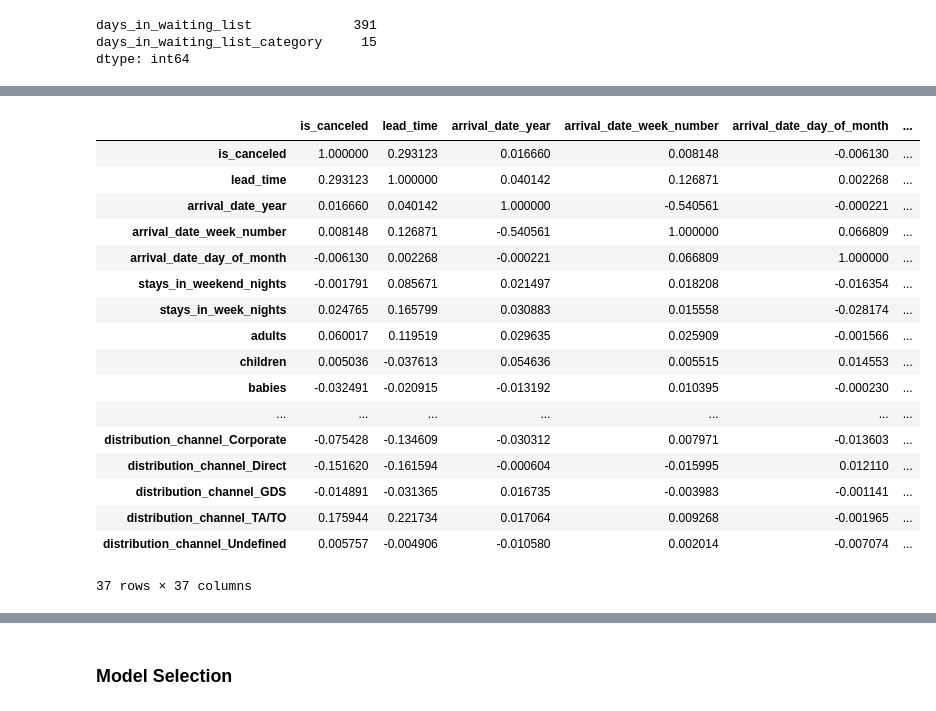
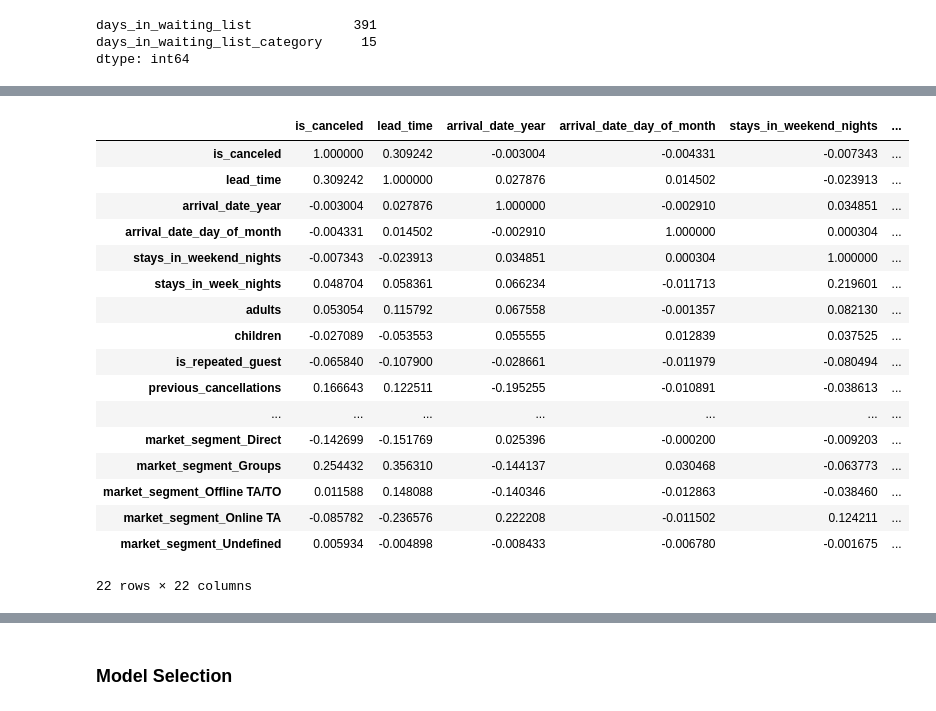
Before and after one commit to brandonmanggo/IS3107_G2, a Jupyter notebook: Dashboard/Models/model_price.ipynb, the cells around one changed output, grey strips where cells are left out. Drawn from its saved outputs; the diff is of its cells as text; code cells hidden in the pictures.

```diff
--- a/Dashboard/Models/model_price.ipynb
+++ b/Dashboard/Models/model_price.ipynb
@@ -118 +129,5 @@ Series([], dtype: int64)
+# %%
+## Adjust to suit Streaming Data - Hotel Reservation
+data_hotel_bookings.loc[(data_hotel_bookings['meal'] == 'Undefined'), 'meal']= 'SC'
+data_hotel_bookings.loc[(data_hotel_bookings['required_car_parking_spaces'] > 1), 'required_car_parking_spaces']= 1
 # %%
@@ -134,7 +168,7 @@ days_in_waiting_list             391
 days_in_waiting_list_category     15
 dtype: int64
 # %%
-## LabelEncoder / OneHotEncoder
+## Encoding
 
 # OneHotEncoder (Run Once only)
 
@@ -145,13 +179,6 @@ dtype: int64
 # # drop the original customer_type column
 # data_hotel_bookings.drop('customer_type', axis=1, inplace=True)
 
-# # perform one-hot encoding for the market_segment column
-# market_segment_one_hot = pd.get_dummies(data_hotel_bookings['market_segment'], prefix='market_segment')
-# # concatenate the one-hot encoded columns to the original dataset
-# data_hotel_bookings = pd.concat([data_hotel_bookings, market_segment_one_hot], axis=1)
-# # drop the original customer_type column
-# data_hotel_bookings.drop('market_segment', axis=1, inplace=True)
-
 # # perform one-hot encoding for the distribution_channel column
 # distribution_channel_one_hot = pd.get_dummies(data_hotel_bookings['distribution_channel'], prefix='distribution_channel')
 # # concatenate the one-hot encoded columns to the original dataset
@@ -159,24 +186,31 @@ dtype: int64
 # # drop the original customer_type column
 # data_hotel_bookings.drop('distribution_channel', axis=1, inplace=True)
 
+# perform one-hot encoding for the market_segment column
+market_segment_one_hot = pd.get_dummies(data_hotel_bookings_city['market_segment'], prefix='market_segment')
+# concatenate the one-hot encoded columns to the original dataset
+data_hotel_bookings_city = pd.concat([data_hotel_bookings_city, market_segment_one_hot], axis=1)
+# drop the original customer_type column
+data_hotel_bookings_city.drop('market_segment', axis=1, inplace=True)
+
 
 # LabelEncoder
 
 # create a LabelEncoder object
 le = LabelEncoder()
 
-# apply LabelEncoder to the reservation_status column ('Canceled': -1, 'No-Show': 0, 'Check-Out': 1)
-mapping_rs = {'Canceled': -1, 'No-Show': 0, 'Check-Out': 1}
-data_hotel_bookings['reservation_status'] = data_hotel_bookings['reservation_status'].map(mapping_rs)
-data_hotel_bookings['reservation_status'] = le.fit_transform(data_hotel_bookings['reservation_status'])
-data_hotel_bookings['reservation_status'] = data_hotel_bookings['reservation_status'].map(dict(zip(range(3), mapping_rs.values())))
+# # apply LabelEncoder to the reservation_status column ('Canceled': -1, 'No-Show': 0, 'Check-Out': 1)
+# mapping_rs = {'Canceled': -1, 'No-Show': 0, 'Check-Out': 1}
+# data_hotel_bookings['reservation_status'] = data_hotel_bookings['reservation_status'].map(mapping_rs)
+# data_hotel_bookings['reservation_status'] = le.fit_transform(data_hotel_bookings['reservation_status'])
+# data_hotel_bookings['reservation_status'] = data_hotel_bookings['reservation_status'].map(dict(zip(range(3), mapping_rs.values())))
 
-# apply LabelEncoder to the deposit_type column ('Non-Refund': -1, 'No Deposit': 0, 'Refundable': 1)
-mapping_dt = {'Non Refund': -1, 'No Deposit': 0, 'Refundable': 1}
-data_hotel_bookings['deposit_type'] = data_hotel_bookings['deposit_type'].map(mapping_dt)
-data_hotel_bookings['deposit_type'] = le.fit_transform(data_hotel_bookings['deposit_type'])
-data_hotel_bookings['deposit_type'] = data_hotel_bookings['deposit_type'].map(dict(zip(range(3), mapping_dt.values())))
+# # apply LabelEncoder to the deposit_type column ('Non-Refund': -1, 'No Deposit': 0, 'Refundable': 1)
+# mapping_dt = {'Non Refund': -1, 'No Deposit': 0, 'Refundable': 1}
+# data_hotel_bookings['deposit_type'] = data_hotel_bookings['deposit_type'].map(mapping_dt)
+# data_hotel_bookings['deposit_type'] = le.fit_transform(data_hotel_bookings['deposit_type'])
+# data_hotel_bookings['deposit_type'] = data_hotel_bookings['deposit_type'].map(dict(zip(range(3), mapping_dt.values())))
 
 # print the result
-data_hotel_bookings
+data_hotel_bookings_city
 # %% [output]
@@ -265,24 +297,24 @@ Explained variance ratios: [4.82358387e-01 2.65894036e-01 2.51747578e-01 1.99771
 # %%
 ## Correlation Matrix
-data_hotel_bookings.corr()
+data_hotel_bookings_city.corr()
 # %% [output]
-|  | is_canceled | lead_time | arrival_date_year | arrival_date_week_number | arrival_date_day_of_month | ... |
-| is_canceled | 1.000000 | 0.293123 | 0.016660 | 0.008148 | -0.006130 | ... |
-| lead_time | 0.293123 | 1.000000 | 0.040142 | 0.126871 | 0.002268 | ... |
-| arrival_date_year | 0.016660 | 0.040142 | 1.000000 | -0.540561 | -0.000221 | ... |
-| arrival_date_week_number | 0.008148 | 0.126871 | -0.540561 | 1.000000 | 0.066809 | ... |
-| arrival_date_day_of_month | -0.006130 | 0.002268 | -0.000221 | 0.066809 | 1.000000 | ... |
-| stays_in_weekend_nights | -0.001791 | 0.085671 | 0.021497 | 0.018208 | -0.016354 | ... |
-| stays_in_week_nights | 0.024765 | 0.165799 | 0.030883 | 0.015558 | -0.028174 | ... |
-| adults | 0.060017 | 0.119519 | 0.029635 | 0.025909 | -0.001566 | ... |
-| children | 0.005036 | -0.037613 | 0.054636 | 0.005515 | 0.014553 | ... |
-| babies | -0.032491 | -0.020915 | -0.013192 | 0.010395 | -0.000230 | ... |
+|  | is_canceled | lead_time | arrival_date_year | arrival_date_day_of_month | stays_in_weekend_nights | ... |
+| is_canceled | 1.000000 | 0.309242 | -0.003004 | -0.004331 | -0.007343 | ... |
+| lead_time | 0.309242 | 1.000000 | 0.027876 | 0.014502 | -0.023913 | ... |
+| arrival_date_year | -0.003004 | 0.027876 | 1.000000 | -0.002910 | 0.034851 | ... |
+| arrival_date_day_of_month | -0.004331 | 0.014502 | -0.002910 | 1.000000 | 0.000304 | ... |
+| stays_in_weekend_nights | -0.007343 | -0.023913 | 0.034851 | 0.000304 | 1.000000 | ... |
+| stays_in_week_nights | 0.048704 | 0.058361 | 0.066234 | -0.011713 | 0.219601 | ... |
+| adults | 0.053054 | 0.115792 | 0.067558 | -0.001357 | 0.082130 | ... |
+| children | -0.027089 | -0.053553 | 0.055555 | 0.012839 | 0.037525 | ... |
+| is_repeated_guest | -0.065840 | -0.107900 | -0.028661 | -0.011979 | -0.080494 | ... |
+| previous_cancellations | 0.166643 | 0.122511 | -0.195255 | -0.010891 | -0.038613 | ... |
 | ... | ... | ... | ... | ... | ... | ... |
-| distribution_channel_Corporate | -0.075428 | -0.134609 | -0.030312 | 0.007971 | -0.013603 | ... |
-| distribution_channel_Direct | -0.151620 | -0.161594 | -0.000604 | -0.015995 | 0.012110 | ... |
-| distribution_channel_GDS | -0.014891 | -0.031365 | 0.016735 | -0.003983 | -0.001141 | ... |
-| distribution_channel_TA/TO | 0.175944 | 0.221734 | 0.017064 | 0.009268 | -0.001965 | ... |
-| distribution_channel_Undefined | 0.005757 | -0.004906 | -0.010580 | 0.002014 | -0.007074 | ... |
+| market_segment_Direct | -0.142699 | -0.151769 | 0.025396 | -0.000200 | -0.009203 | ... |
+| market_segment_Groups | 0.254432 | 0.356310 | -0.144137 | 0.030468 | -0.063773 | ... |
+| market_segment_Offline TA/TO | 0.011588 | 0.148088 | -0.140346 | -0.012863 | -0.038460 | ... |
+| market_segment_Online TA | -0.085782 | -0.236576 | 0.222208 | -0.011502 | 0.124211 | ... |
+| market_segment_Undefined | 0.005934 | -0.004898 | -0.008433 | -0.006780 | -0.001675 | ... |
-37 rows × 37 columns
+22 rows × 22 columns
 # %%
 ## Correlation Matrix Heatmap
```
Also changed, not shown: parts of 26 cells of this notebook.
